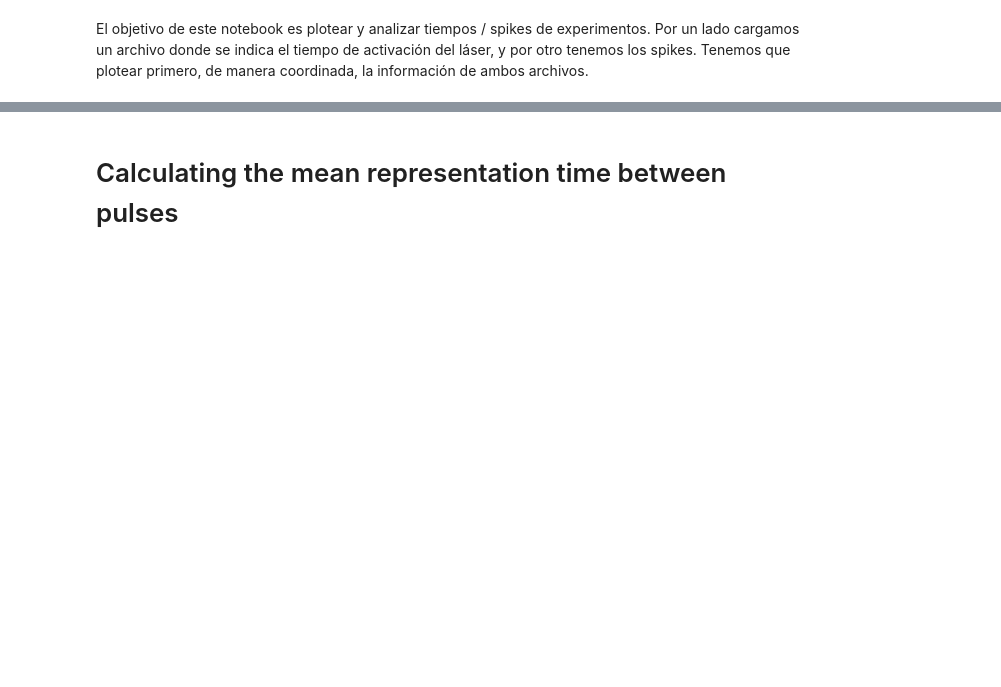
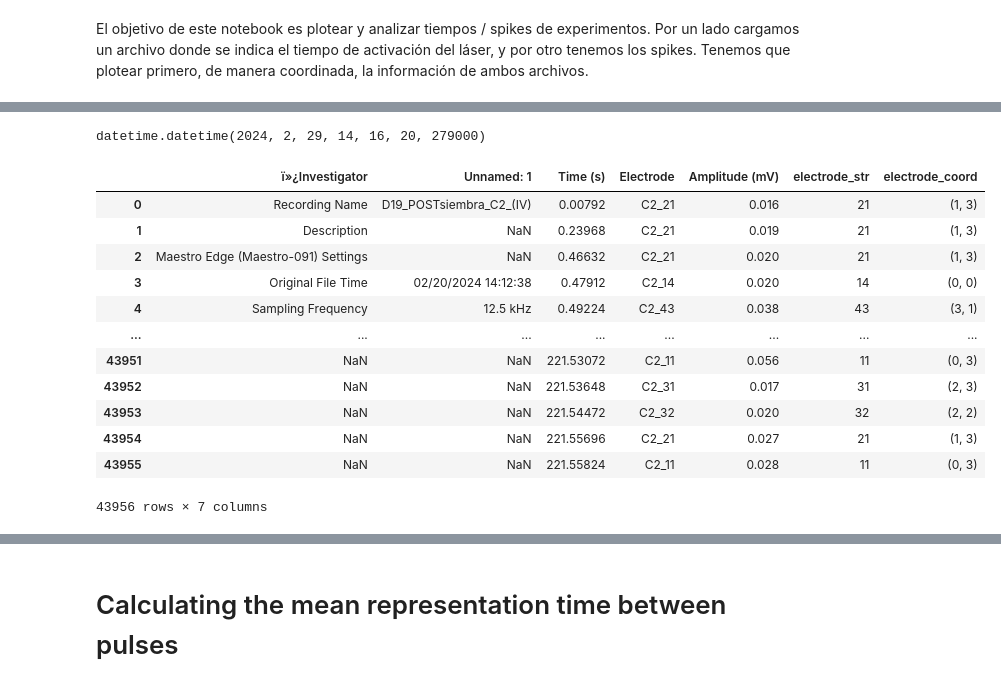
Before and after one commit to NanoNeuro/MEAS_PRUEBAS_ANE, a Jupyter notebook: notebooks/2024_02_20/create_figure.ipynb, the cells around one changed output, grey strips where cells are left out. Drawn from its saved outputs; the diff is of its cells as text; code cells hidden in the pictures; blank space fills up the shorter version.

```diff
--- a/notebooks/2024_02_20/create_figure.ipynb
+++ b/notebooks/2024_02_20/create_figure.ipynb
@@ -17,11 +36,11 @@ df_times
 # %%
 exp_date = '2024_02_20'
 
-name_sample = 'D19_POSTsiembra_A1_(I)(001)'
+name_sample = 'D19_POSTsiembra_C2_(IV)(000)'
 name_file_spikes = f'{name_sample}_spike_list.csv'
-name_file_laser = '202402020_MEAs_A1_(I).csv'
+name_file_laser = '202402020_MEAs_C2_(IV).csv'
 
-timestamp = [int(i) for i in df_times['BlockVectorStartTime'].loc[name_sample].split(':')]
+timestamp = [int(i) for i in df_times['ModifiedDate'].loc[name_sample].split(':')]
 
 time_absolute_start = dt.datetime.combine(hoy, dt.time(timestamp[0], timestamp[1], timestamp[2], timestamp[3] * 1000))  # A1_(IV)_(000)
 
@@ -29,11 +48,28 @@ os.makedirs(f'../../results/{exp_date}', exist_ok=True)
 
 
 time_absolute_start
+# %% [output]
+datetime.datetime(2024, 2, 29, 14, 16, 20, 279000)
 # %%
-df_spikes = pd.read_csv(f"../../spike_lists/{exp_date}/{name_file_spikes}", sep='\t', encoding='unicode_escape')
+#df_spikes = pd.read_csv(f"../../spike_lists/{exp_date}/{name_file_spikes}", sep='\t', encoding='unicode_escape')
+df_spikes = pd.read_csv(f"../../spike_lists/{exp_date}/{name_file_spikes}", sep=';', encoding='unicode_escape')
 df_spikes['electrode_str'] = [i.split('_')[1] for i in df_spikes['Electrode']]
 df_spikes['electrode_coord'] = [(int(electrode[0]) - 1, 3 - (int(electrode[1]) - 1)) for electrode in df_spikes['electrode_str']]
 df_spikes
+# %% [output]
+|  | ï»¿Investigator | Unnamed: 1 | Time (s) | Electrode | Amplitude (mV) | electrode_str | electrode_coord |
+| 0 | Recording Name | D19_POSTsiembra_C2_(IV) | 0.00792 | C2_21 | 0.016 | 21 | (1, 3) |
+| 1 | Description | NaN | 0.23968 | C2_21 | 0.019 | 21 | (1, 3) |
+| 2 | Maestro Edge (Maestro-091) Settings | NaN | 0.46632 | C2_21 | 0.020 | 21 | (1, 3) |
+| 3 | Original File Time | 02/20/2024 14:12:38 | 0.47912 | C2_14 | 0.020 | 14 | (0, 0) |
+| 4 | Sampling Frequency | 12.5 kHz | 0.49224 | C2_43 | 0.038 | 43 | (3, 1) |
+| ... | ... | ... | ... | ... | ... | ... | ... |
+| 43951 | NaN | NaN | 221.53072 | C2_11 | 0.056 | 11 | (0, 3) |
+| 43952 | NaN | NaN | 221.53648 | C2_31 | 0.017 | 31 | (2, 3) |
+| 43953 | NaN | NaN | 221.54472 | C2_32 | 0.020 | 32 | (2, 2) |
+| 43954 | NaN | NaN | 221.55696 | C2_21 | 0.027 | 21 | (1, 3) |
+| 43955 | NaN | NaN | 221.55824 | C2_11 | 0.028 | 11 | (0, 3) |
+43956 rows × 7 columns
 # %%
 df_laser = pd.read_csv(f"../../tiempos_structura/{exp_date}/{name_file_laser}", index_col=0)
 
```
Also changed, not shown: parts of 5 cells of this notebook.
